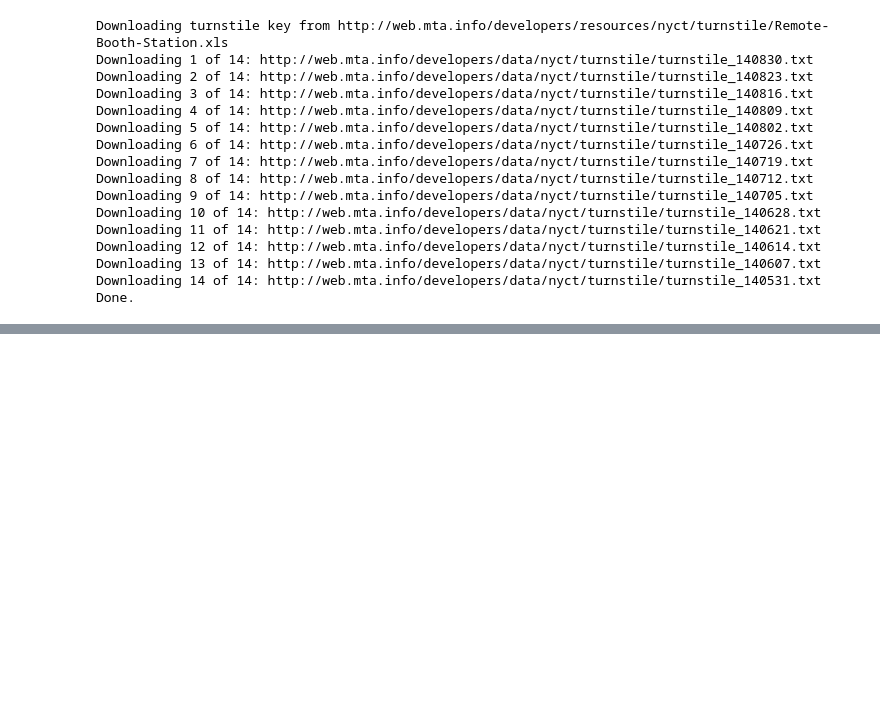
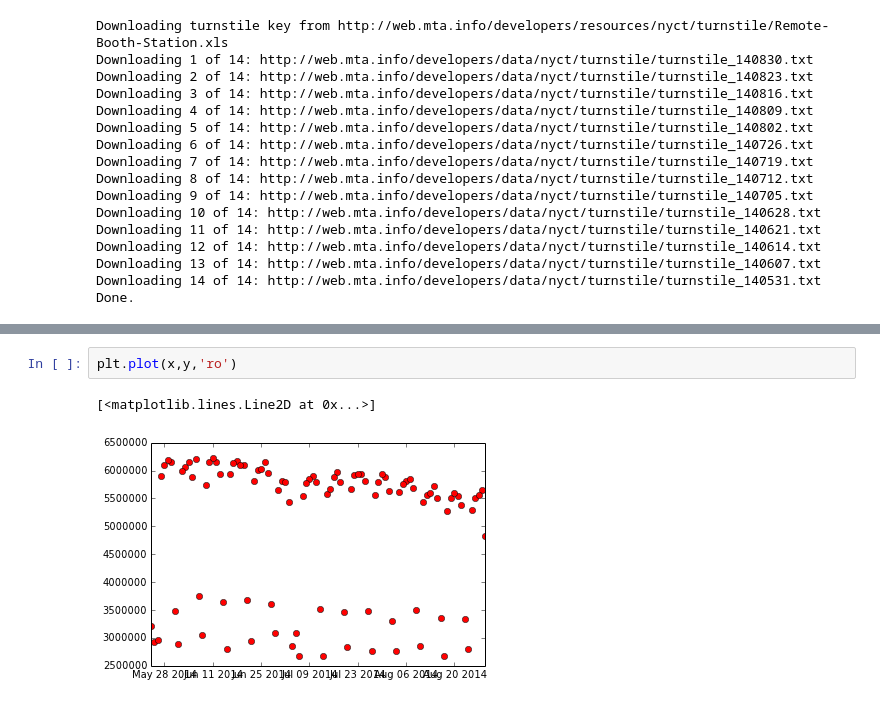
Before and after one commit to jercoh/mdsc-Benson_Project, a Jupyter notebook: Benson_1.ipynb, the cells around one changed output, grey strips where cells are left out. Saved outputs shown, nothing was run; the diff lists cells and outputs as text; blank space fills up the shorter version.

```diff
--- a/Benson_1.ipynb
+++ b/Benson_1.ipynb
@@ -26,0 +255,5 @@ Done.
+# %%
+plt.plot(x,y,'ro')
+# %% [output]
+[<matplotlib.lines.Line2D at 0x...>]
+[figure, added]
```
Also changed, not shown: parts of 35 cells of this notebook, 2 other files.
